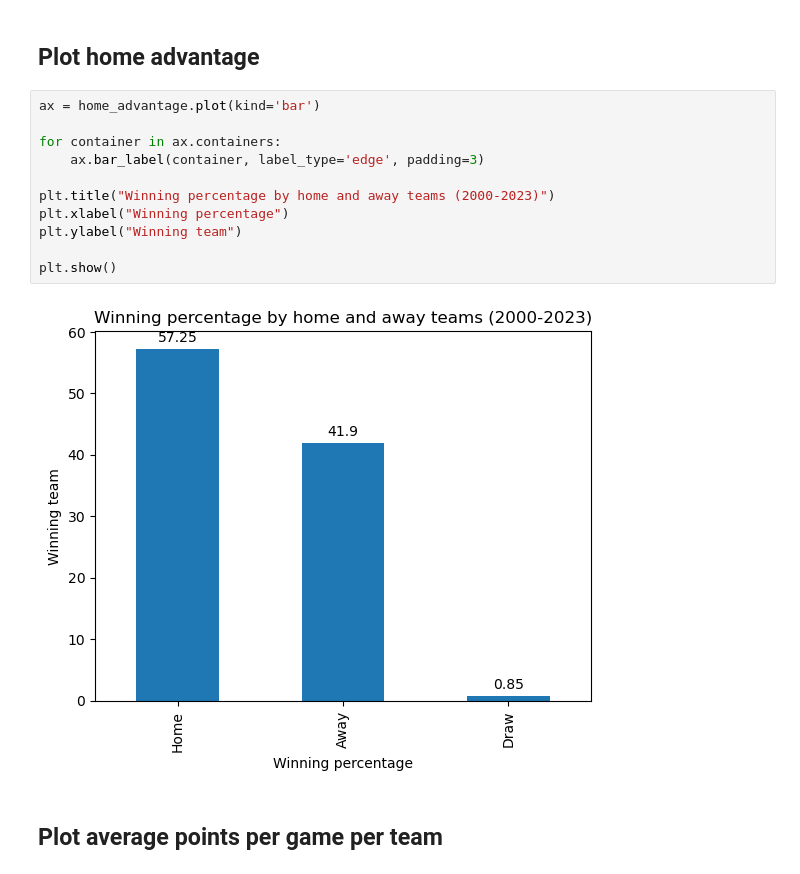
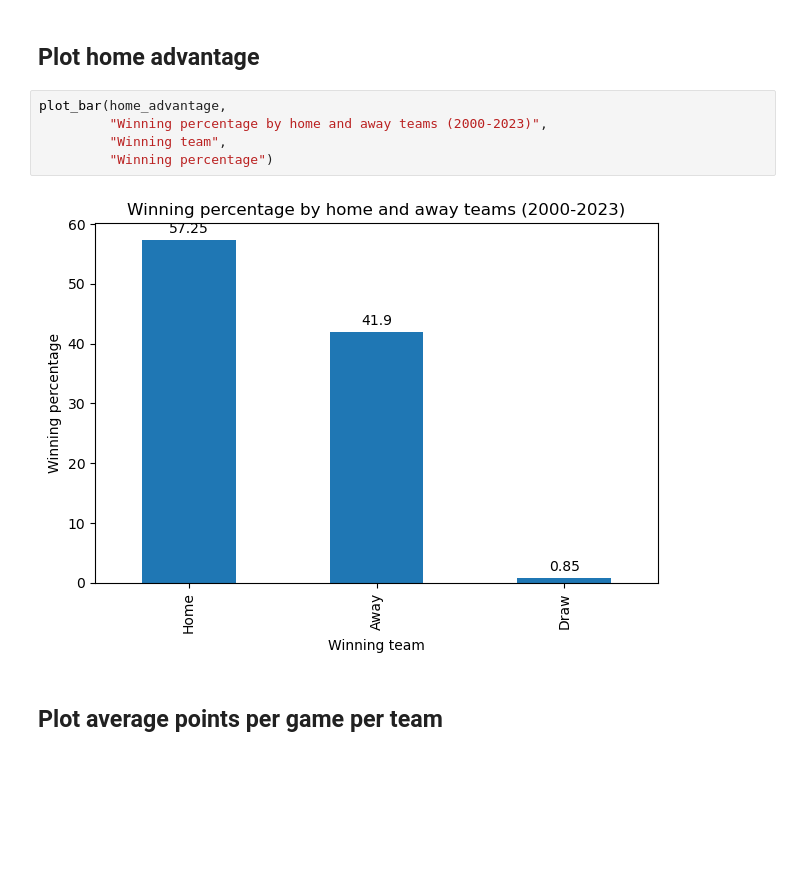
Before and after one commit to Cellett19/afl-match-predictor, a Jupyter notebook: Notebooks/afl_analysis.ipynb, the cells around one changed output. Saved outputs shown, nothing was run; the diff lists cells and outputs as text; blank space fills up the shorter version.

```diff
--- a/Notebooks/afl_analysis.ipynb
+++ b/Notebooks/afl_analysis.ipynb
@@ -226,18 +240,12 @@ plt.show()
 # %% [markdown]
 ## Plot home advantage
 # %%
-ax = home_advantage.plot(kind='bar')
-
-for container in ax.containers:
-    ax.bar_label(container, label_type='edge', padding=3)
-
-plt.title("Winning percentage by home and away teams (2000-2023)")
-plt.xlabel("Winning percentage")
-plt.ylabel("Winning team")
-
-plt.show()
+plot_bar(home_advantage,
+         "Winning percentage by home and away teams (2000-2023)",
+         "Winning team",
+         "Winning percentage")
 # %% [output]
-[figure, old version]
+[figure, new version]
 # %% [markdown]
 ## Plot average points per game per team
 # %%
```
Also changed, not shown: parts of 10 cells of this notebook, 9 other files.
